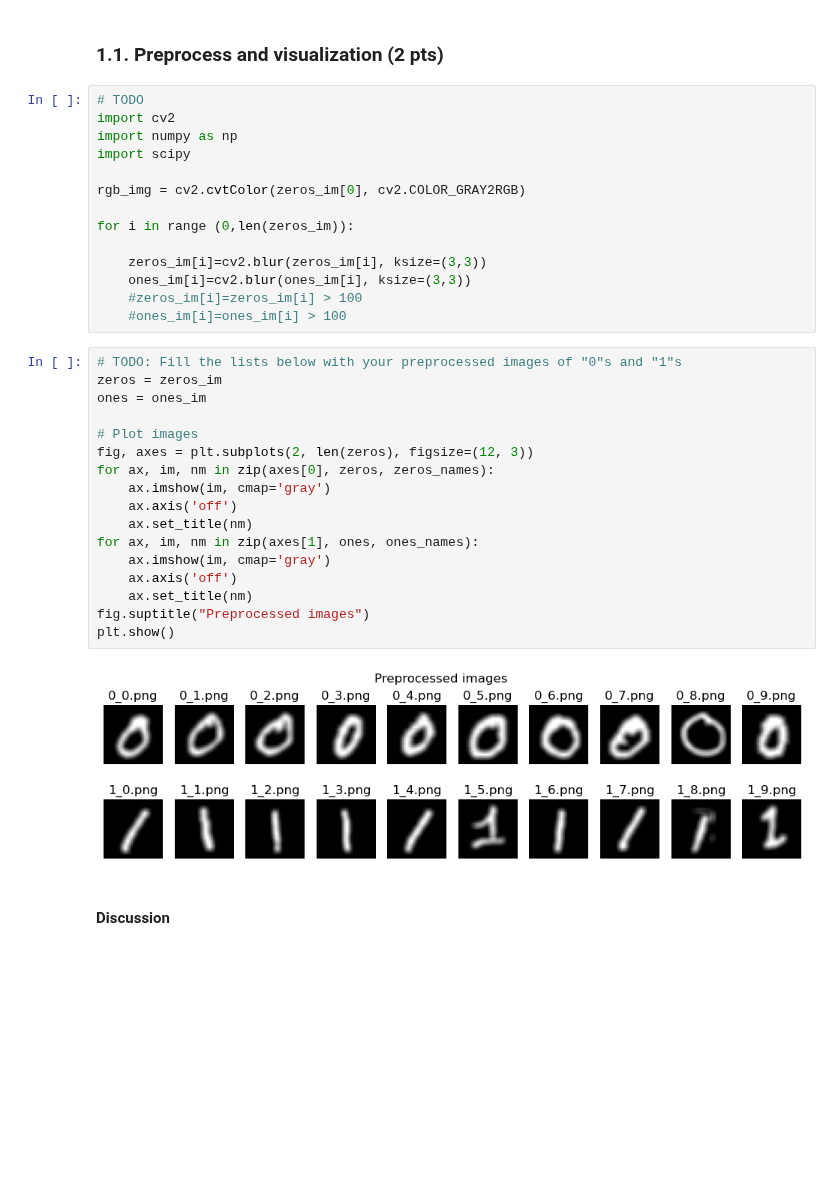
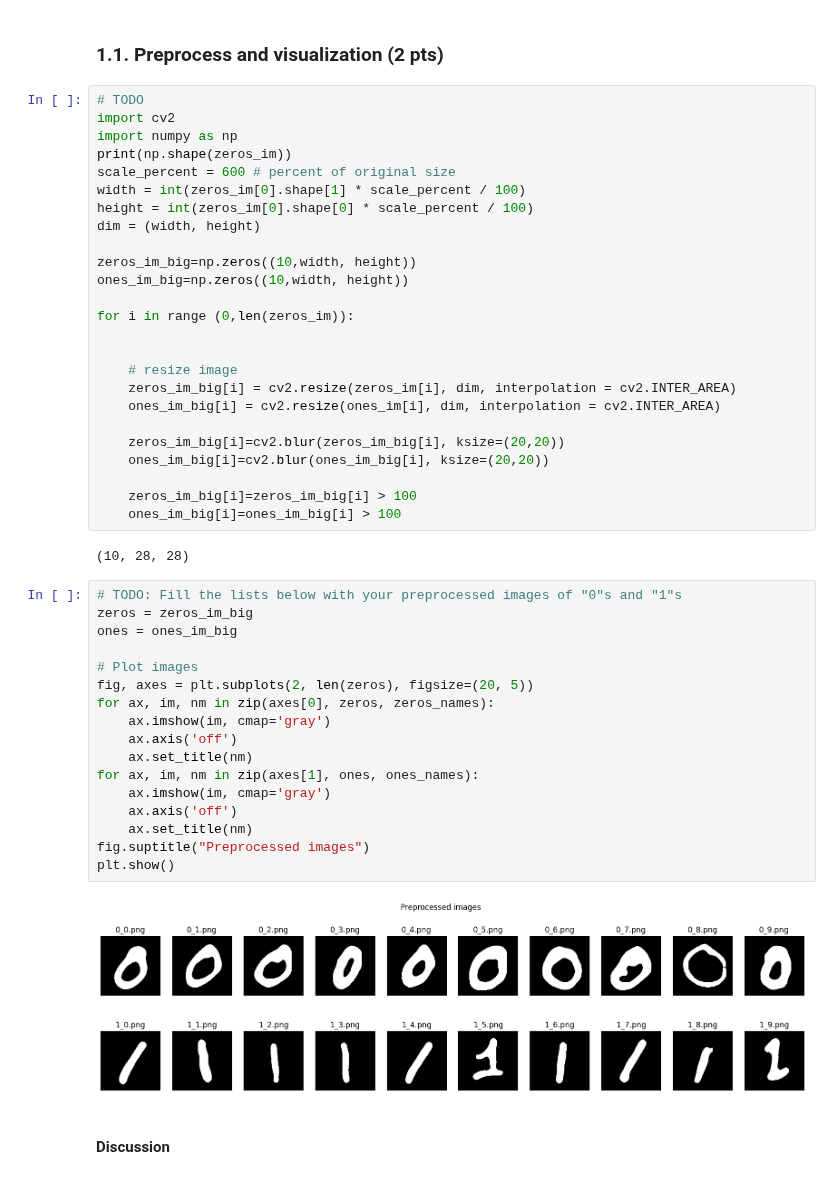
Before and after one commit to mrizaarseven98/do-not-cheat, a Jupyter notebook: labs/lab_02_object_description.ipynb, the cells around one changed output. Saved outputs shown, nothing was run; the diff lists cells and outputs as text; blank space fills up the shorter version.

Commit message:
Preprocess developped, added visualization for cntrs and intrpltn, added clustering

```diff
--- a/labs/lab_02_object_description.ipynb
+++ b/labs/lab_02_object_description.ipynb
@@ -126,39 +126,52 @@ In this part you will use images of "0"s and "1"s.
 ### 1. Fourier Descriptors
 # %% [markdown]
 ### 1.1. Preprocess and visualization (2 pts)
-# %%
-# TODO
-import cv2
-import numpy as np
-import scipy
-
-rgb_img = cv2.cvtColor(zeros_im[0], cv2.COLOR_GRAY2RGB)
-
-for i in range (0,len(zeros_im)):
-
-    zeros_im[i]=cv2.blur(zeros_im[i], ksize=(3,3))
-    ones_im[i]=cv2.blur(ones_im[i], ksize=(3,3))
-    #zeros_im[i]=zeros_im[i] > 100
-    #ones_im[i]=ones_im[i] > 100
+# %%
+# TODO
+import cv2
+import numpy as np
+print(np.shape(zeros_im))
+scale_percent = 600 # percent of original size
+width = int(zeros_im[0].shape[1] * scale_percent / 100)
+height = int(zeros_im[0].shape[0] * scale_percent / 100)
+dim = (width, height)
+
+zeros_im_big=np.zeros((10,width, height))
+ones_im_big=np.zeros((10,width, height))
+
+for i in range (0,len(zeros_im)):
+
+
+    # resize image
+    zeros_im_big[i] = cv2.resize(zeros_im[i], dim, interpolation = cv2.INTER_AREA)
+    ones_im_big[i] = cv2.resize(ones_im[i], dim, interpolation = cv2.INTER_AREA)
+
+    zeros_im_big[i]=cv2.blur(zeros_im_big[i], ksize=(20,20))
+    ones_im_big[i]=cv2.blur(ones_im_big[i], ksize=(20,20))
+
+    zeros_im_big[i]=zeros_im_big[i] > 100
+    ones_im_big[i]=ones_im_big[i] > 100
+# %% [output]
+(10, 28, 28)
 # %%
 # TODO: Fill the lists below with your preprocessed images of "0"s and "1"s
-zeros = zeros_im
-ones = ones_im
+zeros = zeros_im_big
+ones = ones_im_big
 
 # Plot images
-fig, axes = plt.subplots(2, len(zeros), figsize=(12, 3))
+fig, axes = plt.subplots(2, len(zeros), figsize=(20, 5))
 for ax, im, nm in zip(axes[0], zeros, zeros_names):
     ax.imshow(im, cmap='gray')
     ax.axis('off')
     ax.set_title(nm)
 for ax, im, nm in zip(axes[1], ones, ones_names):
     ax.imshow(im, cmap='gray')
     ax.axis('off')
     ax.set_title(nm)
 fig.suptitle("Preprocessed images")
 plt.show()
 # %% [output]
-[figure, old version]
+[figure, new version]
 # %% [markdown]
 #### Discussion
 # %% [markdown]
```
Also changed, not shown: parts of 9 cells of this notebook.
